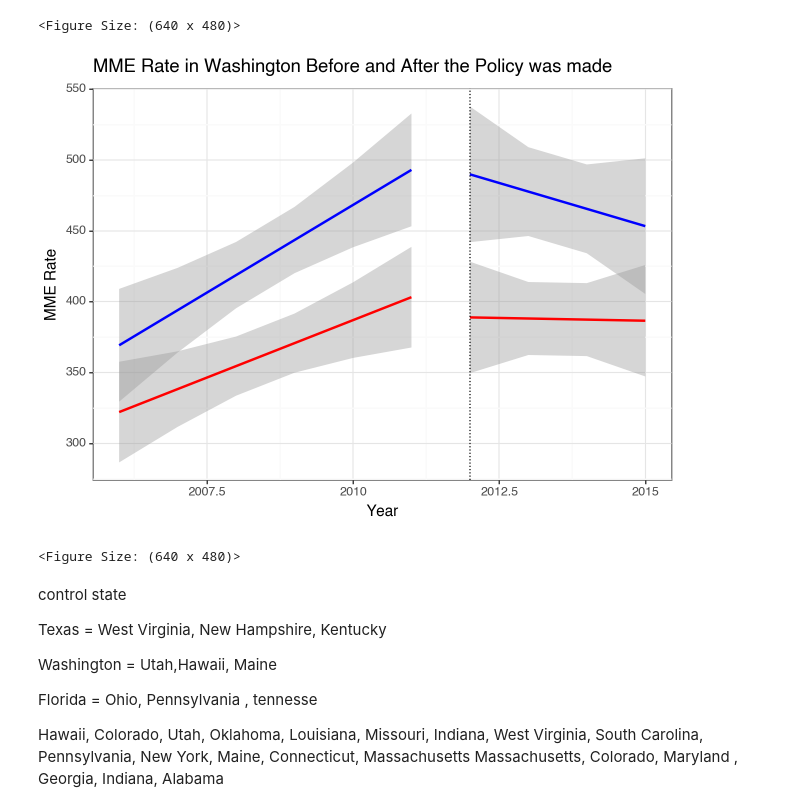
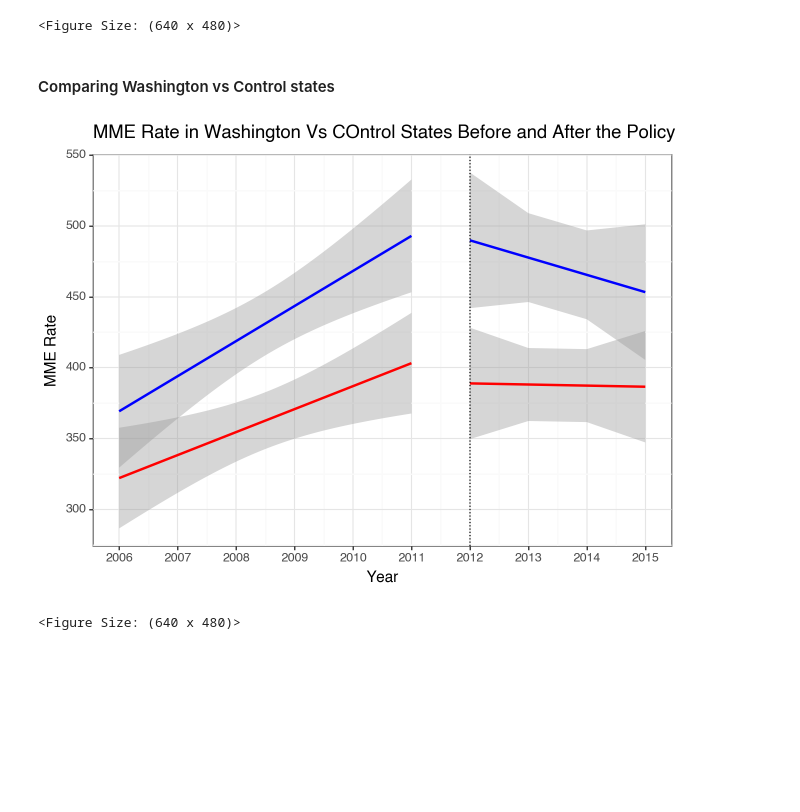
Before and after one commit to MIDS-at-Duke/opioid-2023-painkillers, a Jupyter notebook: 50_Control_States_Analysis/control.ipynb, the cells around one changed output. Drawn from its saved outputs; the diff is of its cells as text; code cells hidden in the pictures; blank space fills up the shorter version.

```diff
--- a/50_Control_States_Analysis/control.ipynb
+++ b/50_Control_States_Analysis/control.ipynb
@@ -423,35 +590,31 @@ af_2 = con_state_2[con_state_2.Year >= 2012]
 # %% [output]
 [figure]
 <Figure Size: (640 x 480)>
+# %% [markdown]
+#### Comparing Washington vs Control states
 # %%
 (
     ggplot()
     + geom_smooth(
         before_policy_washington, aes("Year", "MME Rate"), method="lm", color="red"
     )
     + geom_smooth(
         after_policy_washington, aes("Year", "MME Rate"), method="lm", color="red"
     )
     + geom_smooth(bf_2, aes("Year", "MME Rate"), method="lm", color="blue")
     + geom_smooth(af_2, aes("Year", "MME Rate"), method="lm", color="blue")
     + geom_vline(xintercept=2012, linetype="dotted")
+    + scale_x_continuous(
+        breaks=[2006, 2007, 2008, 2009, 2010, 2011, 2012, 2013, 2014, 2015],
+        limits=[2006, 2015],
+    )
     + xlab("Year")
     + ylab("MME Rate")
-    + labs(title="MME Rate in Washington Before and After the Policy was made")
+    + labs(
+        title="MME Rate in Washington Vs Control States Before and After the Policy was made"
+    )
     + theme_bw()
 )
 # %% [output]
-[figure, old version]
+[figure, new version]
 <Figure Size: (640 x 480)>
-# %% [markdown]
-control state
-
-Texas  = West Virginia, New Hampshire, Kentucky
-
-Washington = Utah,Hawaii, Maine
-
-Florida = Ohio, Pennsylvania , tennesse
-
-
-Hawaii, Colorado, Utah, Oklahoma, Louisiana, Missouri, Indiana, West Virginia, South Carolina, Pennsylvania, New York, Maine, Connecticut, Massachusetts
- Massachusetts, Colorado, Maryland , Georgia, Indiana, Alabama
```
Also changed, not shown: parts of 28 cells of this notebook.
